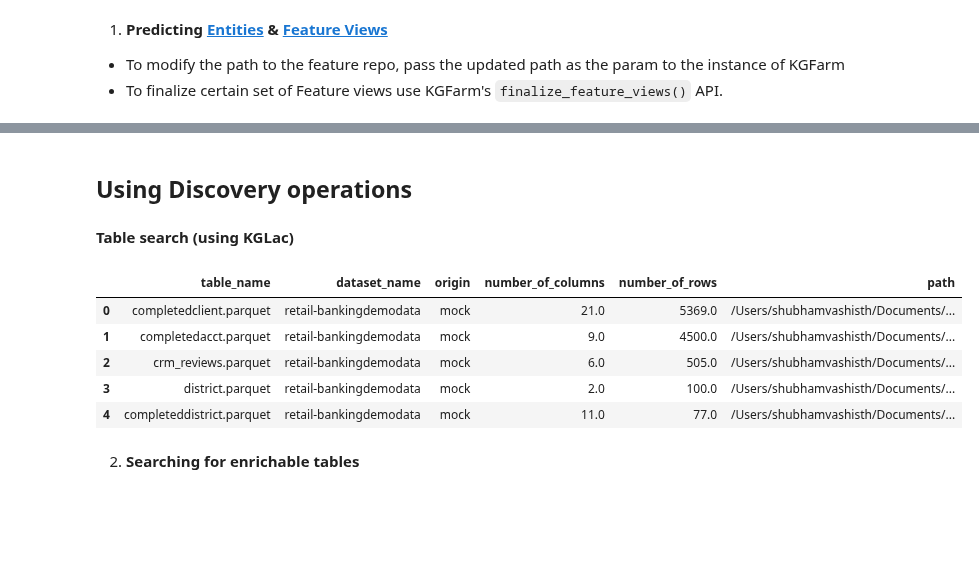
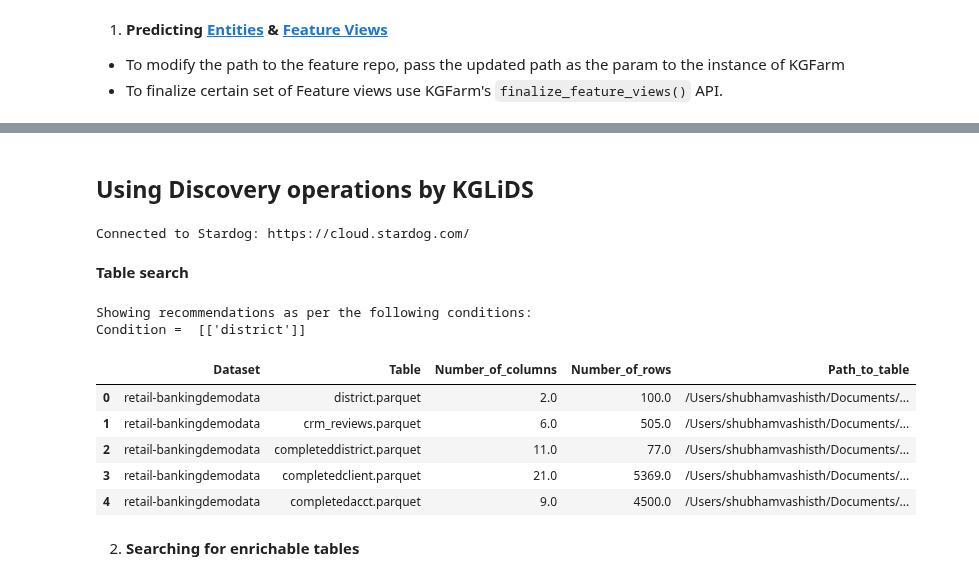
Before and after one commit to CoDS-GCS/KGFarm, a Jupyter notebook: KGFarm_notebook.ipynb, the cells around one changed output, grey strips where cells are left out. Drawn from its saved outputs; the diff is of its cells as text; code cells hidden in the pictures; blank space fills up the shorter version.

Commit message:
switch from KGLac to KGLiDS graph

```diff
--- a/KGFarm_notebook.ipynb
+++ b/KGFarm_notebook.ipynb
@@ -71,2 +71,2 @@ Predicted entities and feature view(s) File saved at:  /Users/shubhamvashisth/Do
 # %% [markdown]
-## **Using Discovery operations**
+## **Using Discovery operations by KGLiDS**
@@ -85,16 +73,29 @@ kglac = API(ElasticsearchClient(), KGLacClient('glac'))
+# %%
+import os
+import sys
+import pandas as pd
+from sklearn.linear_model import LinearRegression
+
+sys.path.append('../kglids')
+from api.api import KGLiDS
+kglids = KGLiDS(db = 'kgfarm_dev')
+# %% [output]
+Connected to Stardog: https://cloud.stardog.com/
 # %% [markdown]
 
-**Table search (using KGLac)**
+**Table search**
 # %%
-df = kglac.search_tables_on([['district']])
+df = kglids.search_tables_on([['district']])
 df
 # %% [output]
+Showing recommendations as per the following conditions:
+Condition =  [['district']]
-|  | table_name | dataset_name | origin | number_of_columns | number_of_rows | path |
-| 0 | completedclient.parquet | retail-bankingdemodata | mock | 21.0 | 5369.0 | /Users/shubhamvashisth/Documents/... |
-| 1 | completedacct.parquet | retail-bankingdemodata | mock | 9.0 | 4500.0 | /Users/shubhamvashisth/Documents/... |
-| 2 | crm_reviews.parquet | retail-bankingdemodata | mock | 6.0 | 505.0 | /Users/shubhamvashisth/Documents/... |
-| 3 | district.parquet | retail-bankingdemodata | mock | 2.0 | 100.0 | /Users/shubhamvashisth/Documents/... |
-| 4 | completeddistrict.parquet | retail-bankingdemodata | mock | 11.0 | 77.0 | /Users/shubhamvashisth/Documents/... |
+|  | Dataset | Table | Number_of_columns | Number_of_rows | Path_to_table |
+| 0 | retail-bankingdemodata | district.parquet | 2.0 | 100.0 | /Users/shubhamvashisth/Documents/... |
+| 1 | retail-bankingdemodata | crm_reviews.parquet | 6.0 | 505.0 | /Users/shubhamvashisth/Documents/... |
+| 2 | retail-bankingdemodata | completeddistrict.parquet | 11.0 | 77.0 | /Users/shubhamvashisth/Documents/... |
+| 3 | retail-bankingdemodata | completedclient.parquet | 21.0 | 5369.0 | /Users/shubhamvashisth/Documents/... |
+| 4 | retail-bankingdemodata | completedacct.parquet | 9.0 | 4500.0 | /Users/shubhamvashisth/Documents/... |
 # %% [markdown]
 2.   **Searching for enrichable tables**
 # %%
```
Also changed, not shown: parts of 12 cells of this notebook, 3 other files.
